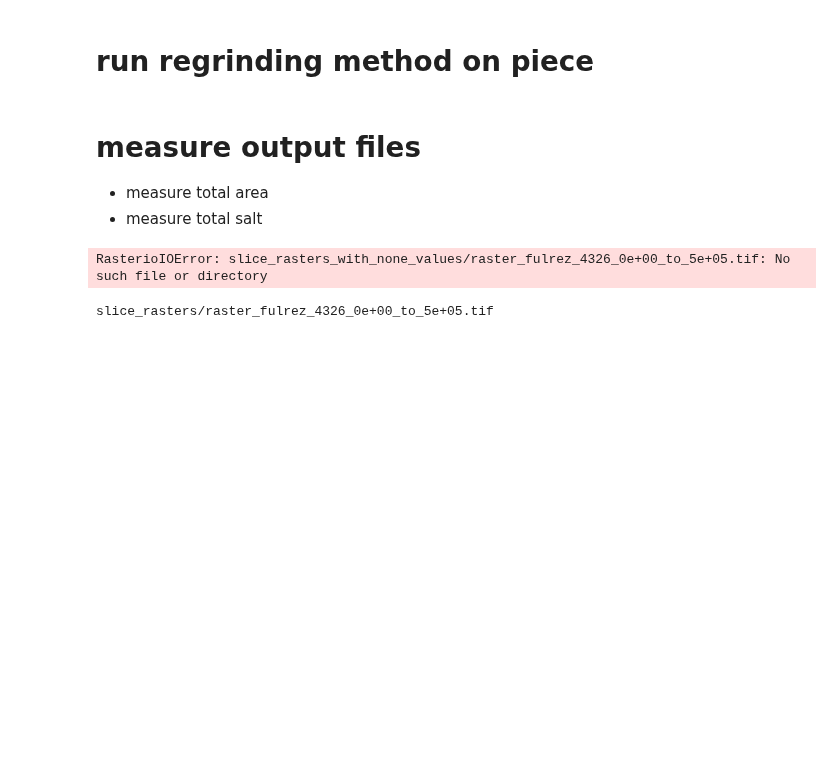
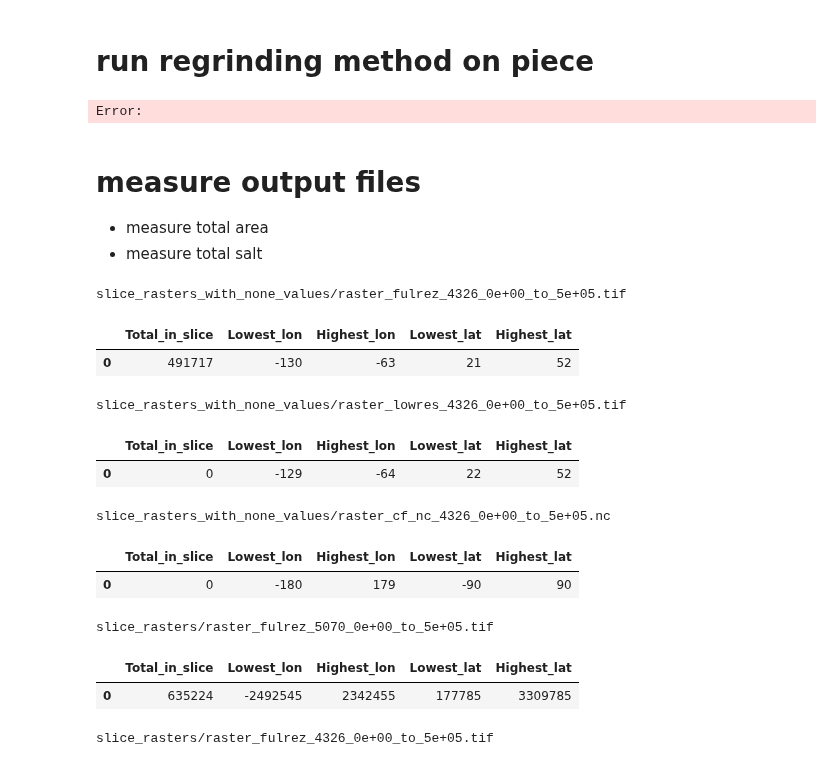
Before and after one commit to toddclark000/Shuying_salt, a Jupyter notebook: conservation_test.ipynb, the cells around one changed output. Saved outputs shown, nothing was run; the diff lists cells and outputs as text; code cells hidden in the pictures; blank space fills up the shorter version.

```diff
--- a/conservation_test.ipynb
+++ b/conservation_test.ipynb
@@ -131,44 +127,56 @@ tif_to_nc(fulrez_4326_path, lowrez_4326_path, output_nc_path, input_tif_5070_pat
 fulrez_4326_path_with_none_values = f"slice_rasters_with_none_values/raster_{resolutions[0]}_{epsg_s[1]}_{slices[0]:.0e}_to_{slices[1]:.0e}.tif"
 lowrez_4326_path_with_none_values = f"slice_rasters_with_none_values/raster_{resolutions[1]}_{epsg_s[1]}_{slices[0]:.0e}_to_{slices[1]:.0e}.tif"
 output_nc_path_with_none_values = f"slice_rasters_with_none_values/raster_{resolutions[2]}_{epsg_s[1]}_{slices[0]:.0e}_to_{slices[1]:.0e}.nc"
-input_tif_5070_path_with_none_values = f"slice_rasters_with_none_values/raster_{resolutions[0]}_{epsg_s[0]}_{slices[0]:.0e}_to_{slices[1]:.0e}.tif"
+#input_tif_5070_path_with_none_values = f"slice_rasters_with_none_values/raster_{resolutions[0]}_{epsg_s[0]}_{slices[0]:.0e}_to_{slices[1]:.0e}.tif"
 template_path_with_none_values = r"template_data/dust_emissions_05.20210906.nc"
 
-tif_to_nc_without_replacing_zeros(fulrez_4326_path, lowrez_4326_path, output_nc_path, input_tif_5070_path, template_path, scaling_factor=scaling_factor)
+tif_to_nc_without_replacing_zeros(fulrez_4326_path_with_none_values, lowrez_4326_path_with_none_values, output_nc_path_with_none_values, input_tif_5070_path, template_path_with_none_values)
+# %% [output]
+Error:
 # %% [markdown]
 # measure output files
 - measure total area
 - measure total salt
 # %%
 # open file
-paths = fulrez_4326_path_with_none_values, lowrez_4326_path_with_none_values, output_nc_path_with_none_values, input_tif_5070_path_with_none_values
-
+paths = fulrez_4326_path_with_none_values, lowrez_4326_path_with_none_values, output_nc_path_with_none_values, input_tif_5070_path
 for path in paths:
     #open transformed slice
     xr_array = rioxarray.open_rasterio(path)
-    #xr_array = xr_array.where(xr_array != xr_array._FillValue, 0)
+    xr_array = xr_array.where(xr_array != xr_array._FillValue, 0)
 
     #compute stats for slice
     #TODO: I NEED TO FIGURE OUT HOW TO NAME MY DATA FRAME
     stats = pd.DataFrame({
     "Total_in_slice":int(xr_array.sum()),
     "Lowest_lon":int(xr_array.x.min()),
     "Highest_lon":int(xr_array.x.max()),
     "Lowest_lat":int(xr_array.y.min()),
     "Highest_lat":int(xr_array.y.max())
     }, index = [0])
 
     print(path)
     display(stats)
 
     #output stats
     #TODO: I need to fix the naming of the output file
     stats.to_csv(f"slice_stats/stats_{resolutions[0]}_{epsg_s[0]}_{slices[0]:.0e}_to_{slices[1]:.0e}.csv")
 
 xr_array = rioxarray.open_rasterio(input_tif_5070_path)
 xr_array = xr_array.where(xr_array != xr_array._FillValue)
 # %% [output]
-RasterioIOError: slice_rasters_with_none_values/raster_fulrez_4326_0e+00_to_5e+05.tif: No such file or directory
+slice_rasters_with_none_values/raster_fulrez_4326_0e+00_to_5e+05.tif
+|  | Total_in_slice | Lowest_lon | Highest_lon | Lowest_lat | Highest_lat |
+| 0 | 491717 | -130 | -63 | 21 | 52 |
+slice_rasters_with_none_values/raster_lowres_4326_0e+00_to_5e+05.tif
+|  | Total_in_slice | Lowest_lon | Highest_lon | Lowest_lat | Highest_lat |
+| 0 | 0 | -129 | -64 | 22 | 52 |
+slice_rasters_with_none_values/raster_cf_nc_4326_0e+00_to_5e+05.nc
+|  | Total_in_slice | Lowest_lon | Highest_lon | Lowest_lat | Highest_lat |
+| 0 | 0 | -180 | 179 | -90 | 90 |
+slice_rasters/raster_fulrez_5070_0e+00_to_5e+05.tif
+|  | Total_in_slice | Lowest_lon | Highest_lon | Lowest_lat | Highest_lat |
+| 0 | 635224 | -2492545 | 2342455 | 177785 | 3309785 |
 # %%
 # open file
 paths = fulrez_4326_path, lowrez_4326_path, output_nc_path, input_tif_5070_path
```
Also changed, not shown: parts of 2 cells of this notebook.
